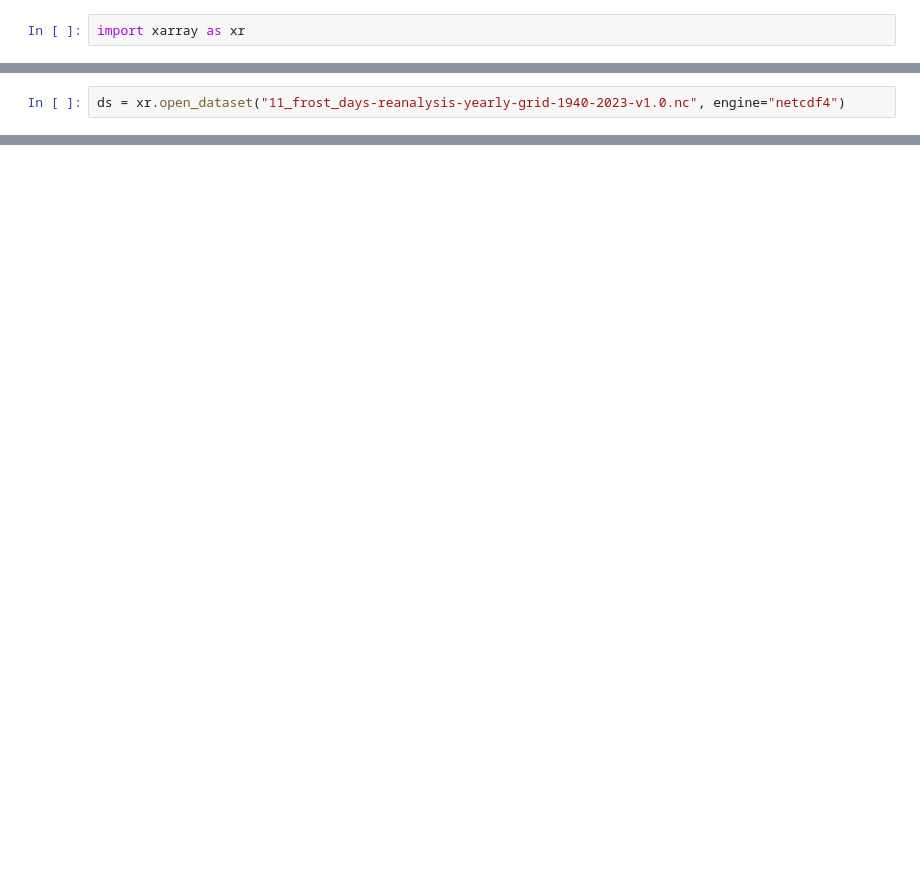
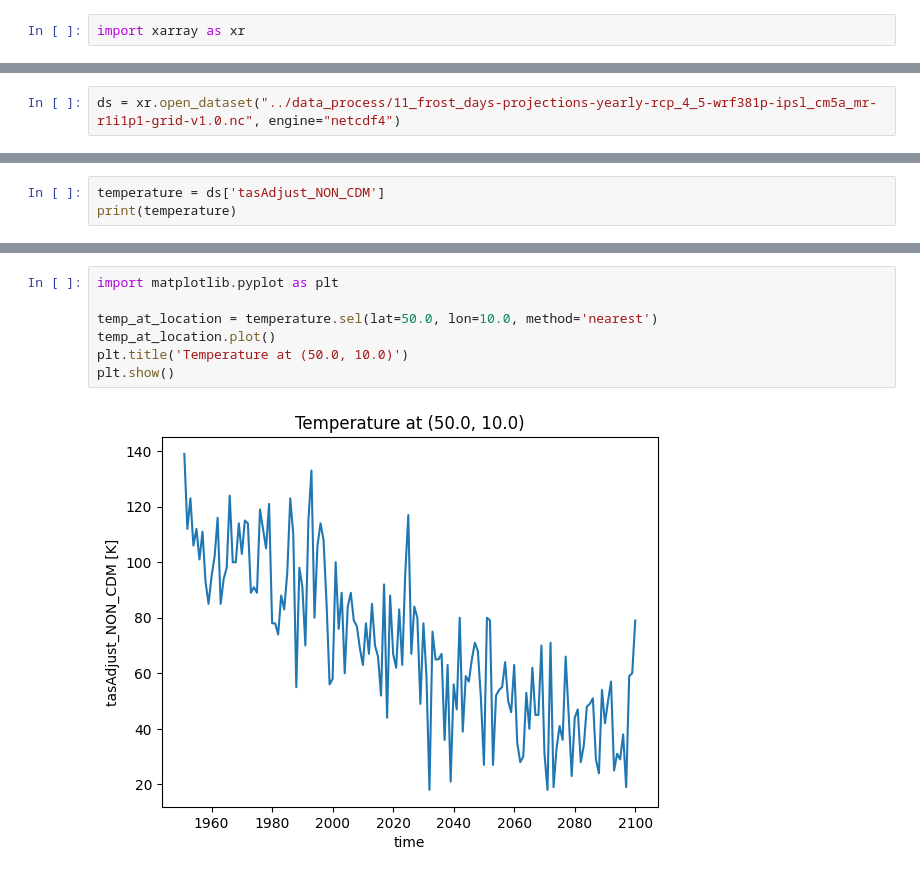
Before and after one commit to lucasvazelle/linux_projet_mosef, a Jupyter notebook: data-collect/afficherdata.ipynb, the cells around one changed output, grey strips where cells are left out. Saved outputs shown, nothing was run; the diff lists cells and outputs as text; blank space fills up the shorter version.

```diff
--- a/data-collect/afficherdata.ipynb
+++ b/data-collect/afficherdata.ipynb
@@ -41,6 +24,6 @@ Successfully installed cftime-1.6.4.post1 netcdf4-1.7.2
 Note: you may need to restart the kernel to use updated packages.
 # %%
-ds = xr.open_dataset("11_frost_days-reanalysis-yearly-grid-1940-2023-v1.0.nc", engine="netcdf4")
+ds = xr.open_dataset("../data_process/11_frost_days-projections-yearly-rcp_4_5-wrf381p-ipsl_cm5a_mr-r1i1p1-grid-v1.0.nc", engine="netcdf4")
 # %%
 ds
 # %% [output]
@@ -65,0 +39,3 @@ plt.show()
+# %%
+temperature = ds['tasAdjust_NON_CDM']
+print(temperature)
@@ -65,0 +93,9 @@ plt.show()
+# %%
+import matplotlib.pyplot as plt
+
+temp_at_location = temperature.sel(lat=50.0, lon=10.0, method='nearest')
+temp_at_location.plot()
+plt.title('Temperature at (50.0, 10.0)')
+plt.show()
+# %% [output]
+[figure, added]
```
Also changed, not shown: parts of 8 cells of this notebook, 7 other files.
